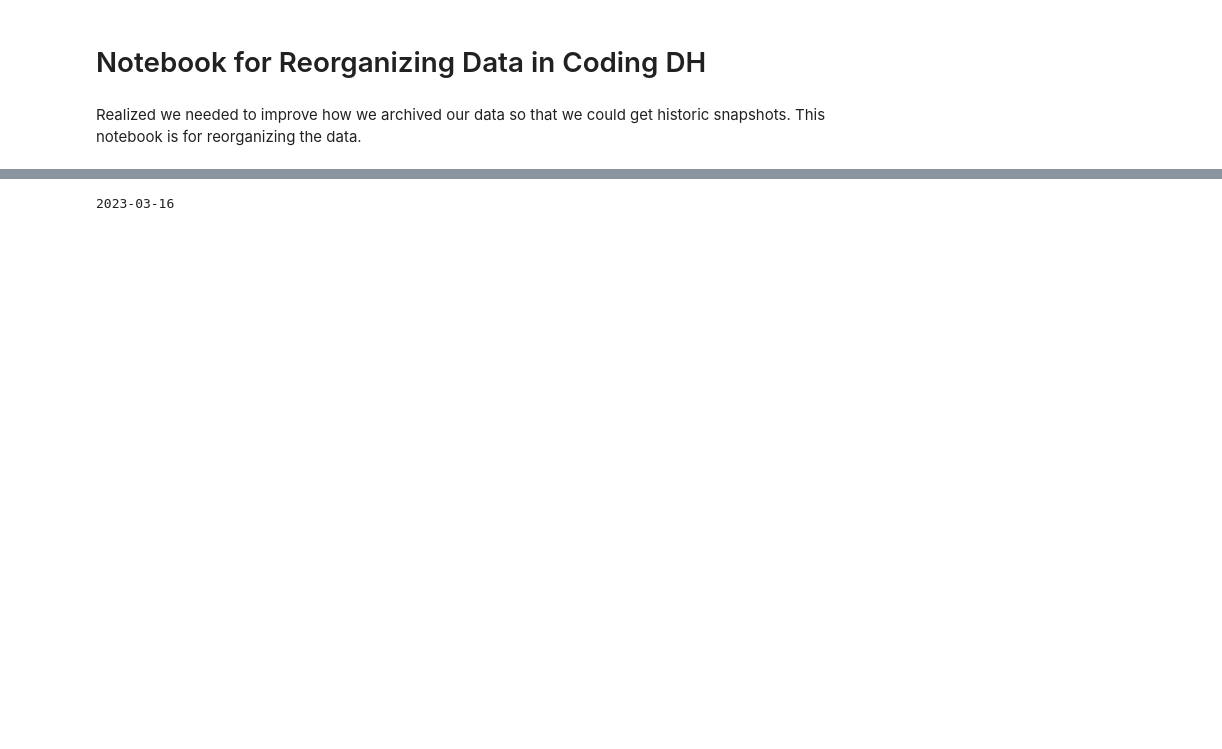
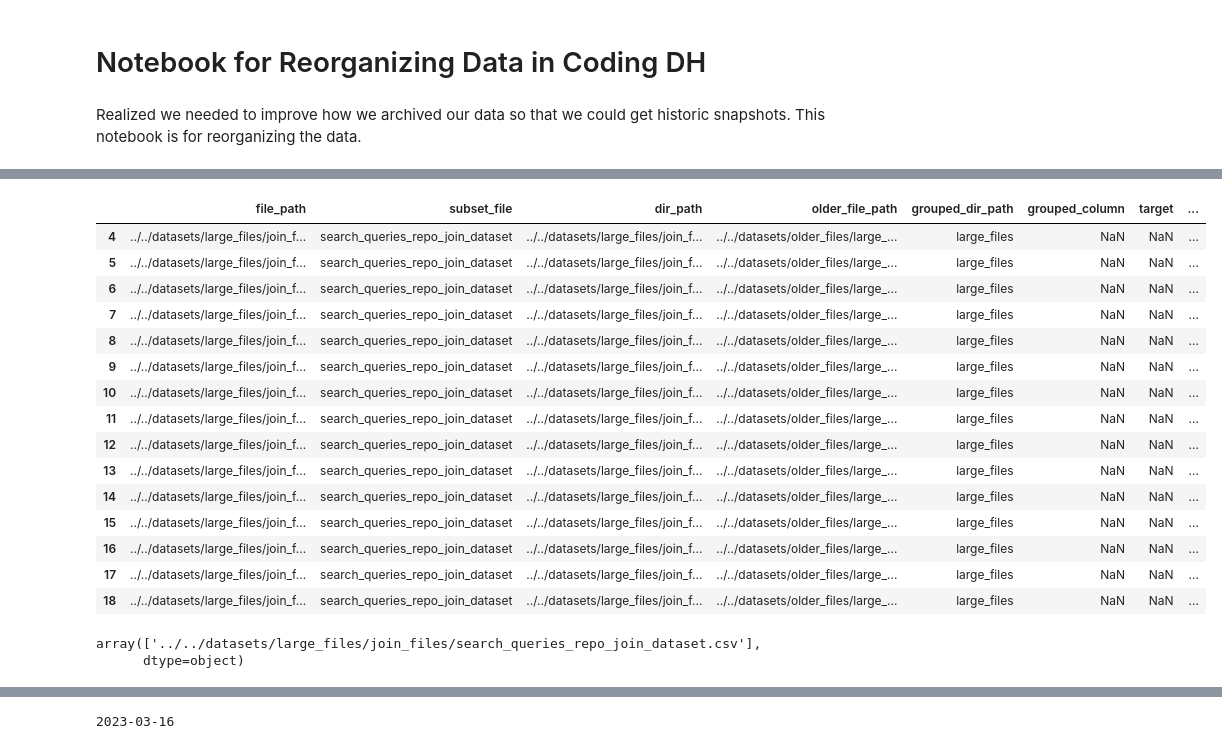
Before and after one commit to CodingDH/searching-for-DH, a Jupyter notebook: data_cleaning_notebooks/DataReorg.ipynb, the cells around one changed output, grey strips where cells are left out. Cells and saved outputs as stored; diff of their text form; code cells hidden in the pictures; blank space fills up the shorter version.

```diff
--- a/data_cleaning_notebooks/DataReorg.ipynb
+++ b/data_cleaning_notebooks/DataReorg.ipynb
@@ -58,0 +231,6 @@ array(['temp', 'derived_files', 'repo_data', 'join_files', 'entity_files',
+# %%
+cols_df = pd.read_csv("../../datasets/derived_files/file_totals.csv")
+# %%
+df = cols_df[['file_name', 'source', 'target']]
+df = df.rename(columns={'file_name': 'file_path', 'source': 'grouped_column'})
+df.columns
@@ -58,0 +239,8 @@ array(['temp', 'derived_files', 'repo_data', 'join_files', 'entity_files',
+# %%
+files_df = files_df.merge(df, on='file_path', how='left')
+# %%
+files_df.loc[files_df.subset_file.str.contains("search_queries_user"), "grouped_column"] = "login"
+files_df.loc[(files_df.grouped_column.isna()) & files_df.subset_file.str.contains("org"), "grouped_column"] = "login"
+files_df.loc[files_df.subset_file.str.contains("search_queries_repo"), "grouped_column"] = "full_name"
+files_df["has_search_query"] = False
+files_df.loc[files_df.subset_file.str.contains("search_queries"), "has_search_query"] = True
@@ -58,0 +312,24 @@ array(['temp', 'derived_files', 'repo_data', 'join_files', 'entity_files',
+# %%
+files_df.loc[files_df.grouped_column.isna()]
+# %% [output]
+|  | file_path | subset_file | dir_path | older_file_path | grouped_dir_path | grouped_column | target | ... |
+| 4 | ../../datasets/large_files/join_f... | search_queries_repo_join_dataset | ../../datasets/large_files/join_f... | ../../datasets/older_files/large_... | large_files | NaN | NaN | ... |
+| 5 | ../../datasets/large_files/join_f... | search_queries_repo_join_dataset | ../../datasets/large_files/join_f... | ../../datasets/older_files/large_... | large_files | NaN | NaN | ... |
+| 6 | ../../datasets/large_files/join_f... | search_queries_repo_join_dataset | ../../datasets/large_files/join_f... | ../../datasets/older_files/large_... | large_files | NaN | NaN | ... |
+| 7 | ../../datasets/large_files/join_f... | search_queries_repo_join_dataset | ../../datasets/large_files/join_f... | ../../datasets/older_files/large_... | large_files | NaN | NaN | ... |
+| 8 | ../../datasets/large_files/join_f... | search_queries_repo_join_dataset | ../../datasets/large_files/join_f... | ../../datasets/older_files/large_... | large_files | NaN | NaN | ... |
+| 9 | ../../datasets/large_files/join_f... | search_queries_repo_join_dataset | ../../datasets/large_files/join_f... | ../../datasets/older_files/large_... | large_files | NaN | NaN | ... |
+| 10 | ../../datasets/large_files/join_f... | search_queries_repo_join_dataset | ../../datasets/large_files/join_f... | ../../datasets/older_files/large_... | large_files | NaN | NaN | ... |
+| 11 | ../../datasets/large_files/join_f... | search_queries_repo_join_dataset | ../../datasets/large_files/join_f... | ../../datasets/older_files/large_... | large_files | NaN | NaN | ... |
+| 12 | ../../datasets/large_files/join_f... | search_queries_repo_join_dataset | ../../datasets/large_files/join_f... | ../../datasets/older_files/large_... | large_files | NaN | NaN | ... |
+| 13 | ../../datasets/large_files/join_f... | search_queries_repo_join_dataset | ../../datasets/large_files/join_f... | ../../datasets/older_files/large_... | large_files | NaN | NaN | ... |
+| 14 | ../../datasets/large_files/join_f... | search_queries_repo_join_dataset | ../../datasets/large_files/join_f... | ../../datasets/older_files/large_... | large_files | NaN | NaN | ... |
+| 15 | ../../datasets/large_files/join_f... | search_queries_repo_join_dataset | ../../datasets/large_files/join_f... | ../../datasets/older_files/large_... | large_files | NaN | NaN | ... |
+| 16 | ../../datasets/large_files/join_f... | search_queries_repo_join_dataset | ../../datasets/large_files/join_f... | ../../datasets/older_files/large_... | large_files | NaN | NaN | ... |
+| 17 | ../../datasets/large_files/join_f... | search_queries_repo_join_dataset | ../../datasets/large_files/join_f... | ../../datasets/older_files/large_... | large_files | NaN | NaN | ... |
+| 18 | ../../datasets/large_files/join_f... | search_queries_repo_join_dataset | ../../datasets/large_files/join_f... | ../../datasets/older_files/large_... | large_files | NaN | NaN | ... |
+# %%
+files_df[files_df.grouped_column.isna()].file_path.unique()
+# %% [output]
+array(['../../datasets/large_files/join_files/search_queries_repo_join_dataset.csv'],
+      dtype=object)
```
Also changed, not shown: parts of 27 cells of this notebook, 4 other files.
